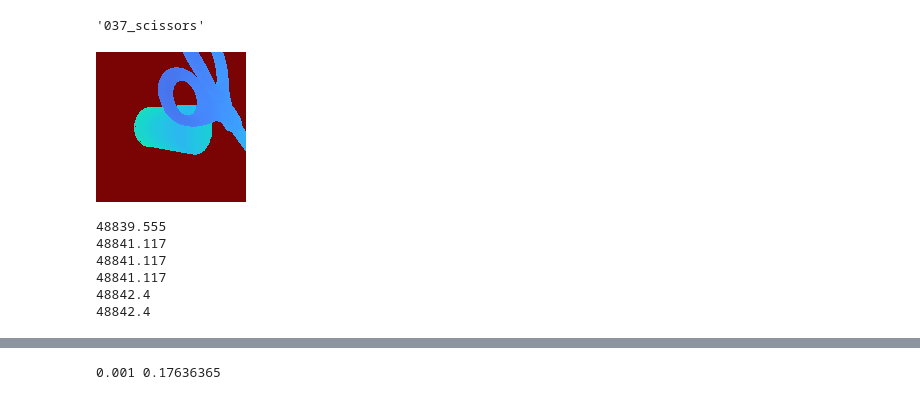
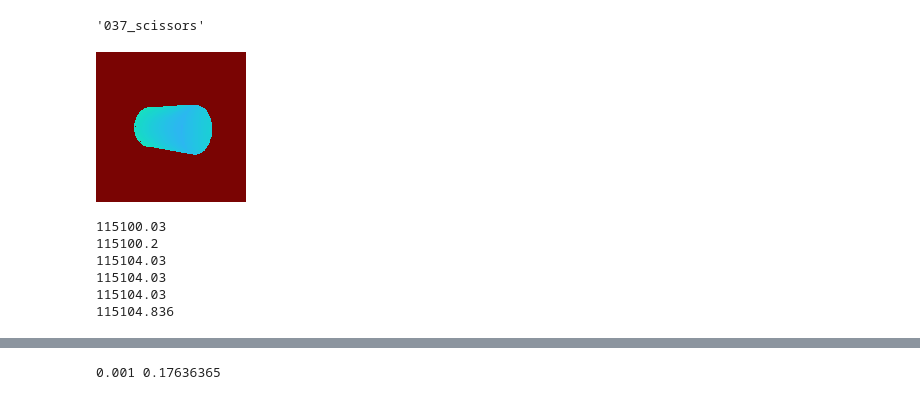
Before and after one commit to probcomp/bayes3d, a Jupyter notebook: experiments/p_outlier_posterior/gridding_r_outlier_prob.ipynb, the cells around one changed output, grey strips where cells are left out. Cells and saved outputs as stored; diff of their text form; code cells hidden in the pictures.

```diff
--- a/experiments/p_outlier_posterior/gridding_r_outlier_prob.ipynb
+++ b/experiments/p_outlier_posterior/gridding_r_outlier_prob.ipynb
@@ -38,31 +38,35 @@ model_names[16]
 # %%
 object_pose = j.distributions.gaussian_vmf_sample(
     jax.random.PRNGKey(2),
     j.t3d.transform_from_pos(
         jnp.array([0.0, 0.0, 0.3])
     ),
     0.001, 0.1
 )
 
 object_pose2 = j.distributions.gaussian_vmf_sample(
     jax.random.PRNGKey(2),
     j.t3d.transform_from_pos(
         jnp.array([0.05, 0.0, 0.2])
     ),
     0.001, 0.1
 )
 
 GT_ID = 3
 observed_depth = renderer.render_multiobject(
     jnp.array([object_pose, object_pose2]),
     [GT_ID, 16]
 )[...,2]
+observed_depth = renderer.render_multiobject(
+    jnp.array([object_pose]),
+    [GT_ID]
+)[...,2]
 noise = jax.random.normal(jax.random.PRNGKey(10), observed_depth.shape) * 0.0
 observed_depth = observed_depth.at[observed_depth < intrinsics.near].set(intrinsics.far)
 observed_image = j.t3d.unproject_depth_jit(observed_depth + noise, intrinsics)
 observed_image_viz = j.get_depth_image(observed_image[:,:,2],max=intrinsics.far)
 observed_image_viz
 # %% [output]
-[figure, old version]
+[figure, new version]
 # %%
 # configure c2f
@@ -113,14 +120,14 @@ def get_pose_estimate(point_cloud_image, GT_ID, init_pose=None, num_iterations=N
 # %%
 ID = 9
 ID = GT_ID
-pose_estimate = get_pose_estimate(observed_image, ID, init_pose=j.t3d.transform_from_pos(object_pose[:3,3]))
+pose_estimate, grids_and_scores = get_pose_estimate4(observed_image, ID, init_pose=j.t3d.transform_from_pos(object_pose[:3,3]))
 # %% [output]
-48839.555
-48841.117
-48841.117
-48841.117
-48842.4
-48842.4
+115100.03
+115100.2
+115104.03
+115104.03
+115104.03
+115104.836
 # %%
 reconstructed_depth = renderer.render_multiobject(
     jnp.array([pose_estimate]),
```
Also changed, not shown: parts of 5 cells of this notebook, 4 other files.
